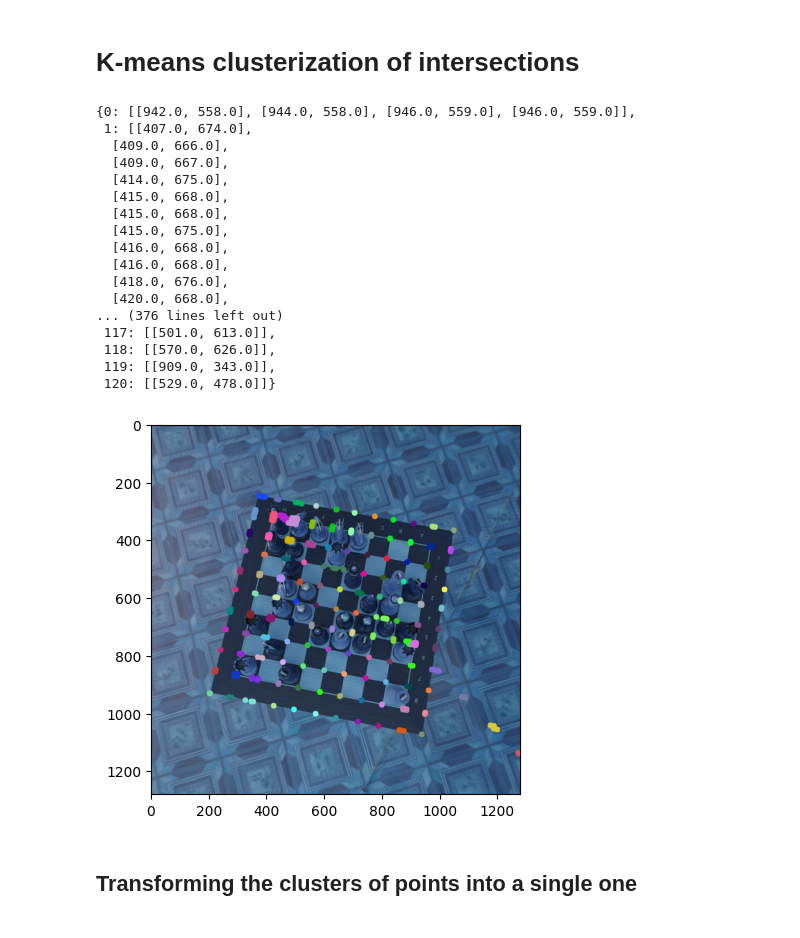
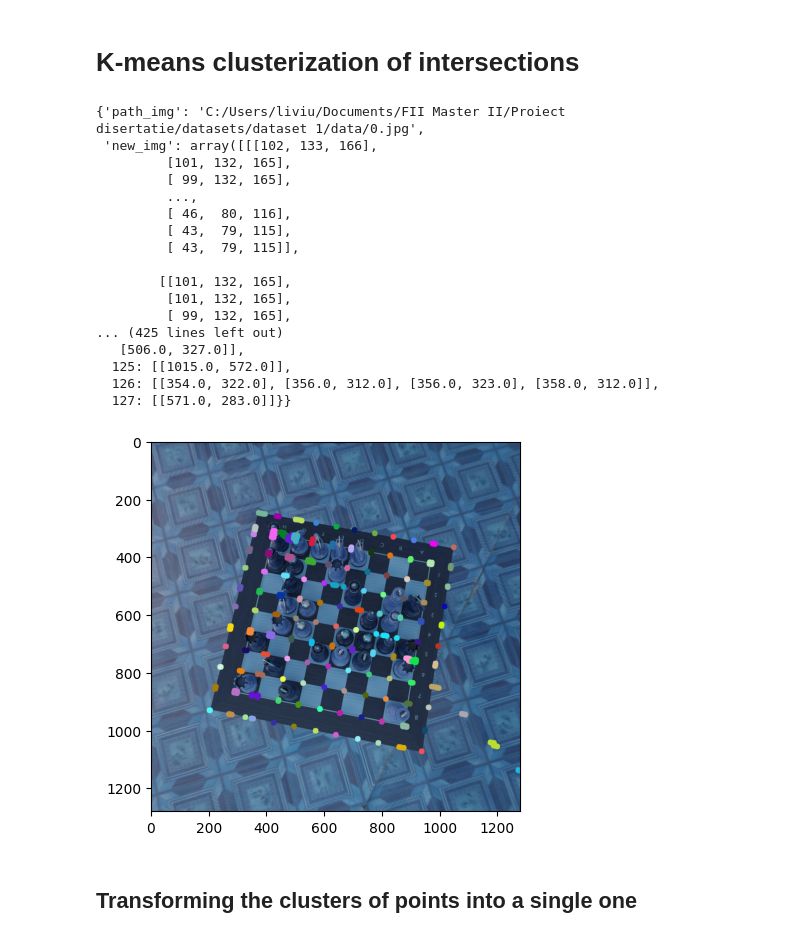
Before and after one commit to livonschistrate/Chess_in_CV_study, a Jupyter notebook: notebooks/kmeans_clusterizations.ipynb, the cells around one changed output. Cells and saved outputs as stored; diff of their text form; code cells hidden in the pictures.

```diff
--- a/notebooks/kmeans_clusterizations.ipynb
+++ b/notebooks/kmeans_clusterizations.ipynb
@@ -97,52 +107,58 @@ augment_kmcluster_lines(kmclusters)
 # %%
 # k-means for line intersection points - this includes intersections of chessboard lines with the table margins
 # In this case we would have 11x11 cluster points = 121 clusters
+# We will put 81 cluster points as the default for this function in order to avoid the case of clustering a number of points lesser than the introduced number of clusters: n_clusters <= n_points
 
-def kmeans_cluster_points(points, n_clusters=121):
+def kmeans_cluster_points(filename, points, n_clusters=81):
     # distances = pdist(points, metric='euclidean')
     # links = linkage(distances, method='ward')
     # clusters = fcluster(links, 15, criterion='distance')
     kmeans = KMeans(n_clusters=n_clusters)
     kmeans.fit(points)
     cluster_ids = kmeans.labels_
     unique_clusters = np.unique(cluster_ids)
 
     image_copy = cv.imread(filename)
     # image_copy = cv.cvtColor(image_copy, cv.COLOR_BGR2RGB)
     cluster_colors = {i: (np.random.randint(0, 255), np.random.randint(0, 255), np.random.randint(0, 255)) for i in unique_clusters}
     for point, cluster_id in zip(points, cluster_ids):
         cv.circle(image_copy, (round(point[0]), round(point[1])), 10, cluster_colors[cluster_id], -1)
 
     plt.imshow(image_copy)
 
     cluster_dict = {key: [] for key in unique_clusters}
     for i in range(len(cluster_ids)):
         cluster_dict[cluster_ids[i]].append(points[i])
 
-    return cluster_dict
+    clusters_found = {
+        'path_img': filename,
+        'new_img': image_copy,
+        'dict': cluster_dict
+    }
+
+    return clusters_found
 
 inters = hough_line_intersections(read_image(filename))
-kmpoints = kmeans_cluster_points(inters['list'])
-kmpoints
+kmeans_cluster_points(filename, inters['list'], 128)
 # %% [output]
-{0: [[942.0, 558.0], [944.0, 558.0], [946.0, 559.0], [946.0, 559.0]],
- 1: [[407.0, 674.0],
-  [409.0, 666.0],
-  [409.0, 667.0],
-  [414.0, 675.0],
-  [415.0, 668.0],
-  [415.0, 668.0],
-  [415.0, 675.0],
-  [416.0, 668.0],
-  [416.0, 668.0],
-  [418.0, 676.0],
-  [420.0, 668.0],
-... (376 lines left out)
- 117: [[501.0, 613.0]],
- 118: [[570.0, 626.0]],
- 119: [[909.0, 343.0]],
- 120: [[529.0, 478.0]]}
+{'path_img': 'C:/Users/liviu/Documents/FII Master II/Proiect disertatie/datasets/dataset 1/data/0.jpg',
+ 'new_img': array([[[102, 133, 166],
+         [101, 132, 165],
+         [ 99, 132, 165],
+         ...,
+         [ 46,  80, 116],
+         [ 43,  79, 115],
+         [ 43,  79, 115]],
+
+        [[101, 132, 165],
+         [101, 132, 165],
+         [ 99, 132, 165],
+... (425 lines left out)
+   [506.0, 327.0]],
+  125: [[1015.0, 572.0]],
+  126: [[354.0, 322.0], [356.0, 312.0], [356.0, 323.0], [358.0, 312.0]],
+  127: [[571.0, 283.0]]}}
-[figure, old version]
+[figure, new version]
 # %% [markdown]
 ## Transforming the clusters of points into a single one
 # %%
```
Also changed, not shown: parts of 10 cells of this notebook.
